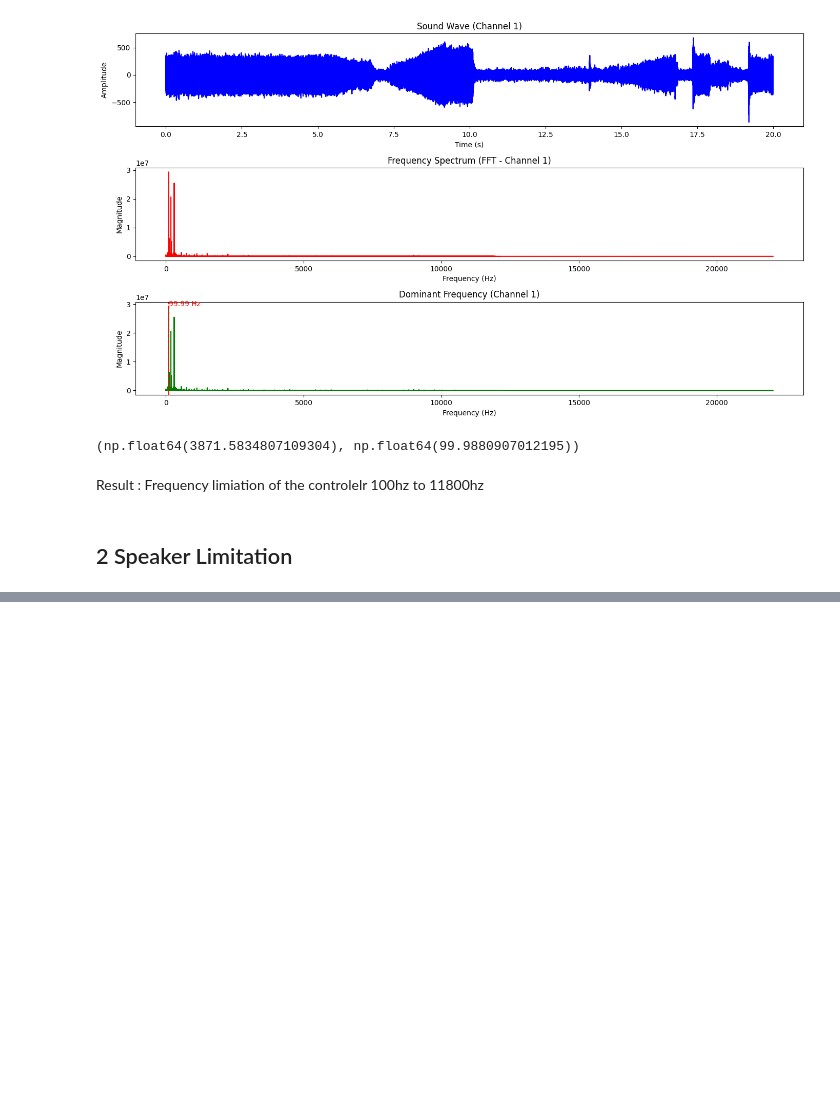
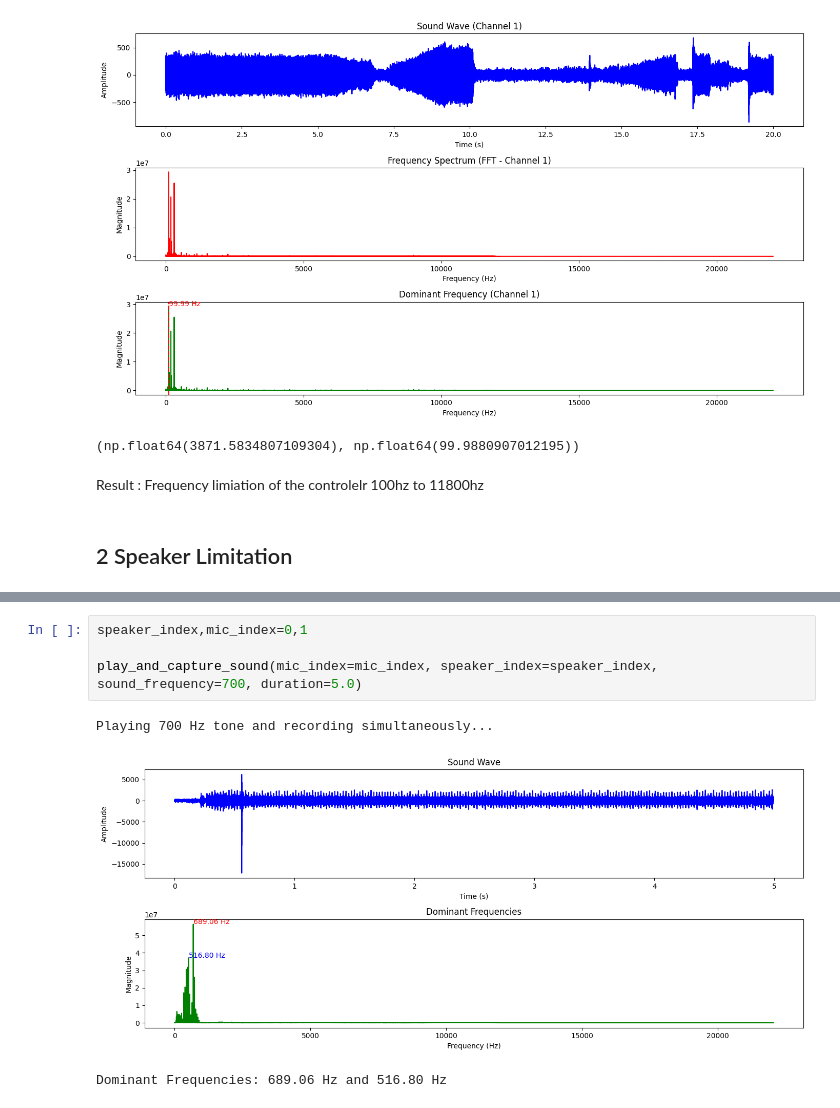
Before and after one commit to wayne-xyz/dualsense-rpi-demo, a Jupyter notebook: audio_inves/audio_invs.ipynb, the cells around one changed output, grey strips where cells are left out. Cells and saved outputs as stored; diff of their text form; blank space fills up the shorter version.

```diff
--- a/audio_inves/audio_invs.ipynb
+++ b/audio_inves/audio_invs.ipynb
@@ -174,0 +586,8 @@ Result : Frequency limiation of the controlelr 100hz to 11800hz
+# %%
+speaker_index,mic_index=0,1
+
+play_and_capture_sound(mic_index=mic_index, speaker_index=speaker_index, sound_frequency=700, duration=5.0)
+# %% [output]
+Playing 700 Hz tone and recording simultaneously...
+[figure, added]
+Dominant Frequencies: 689.06 Hz and 516.80 Hz
```
Also changed, not shown: parts of 21 cells of this notebook.
